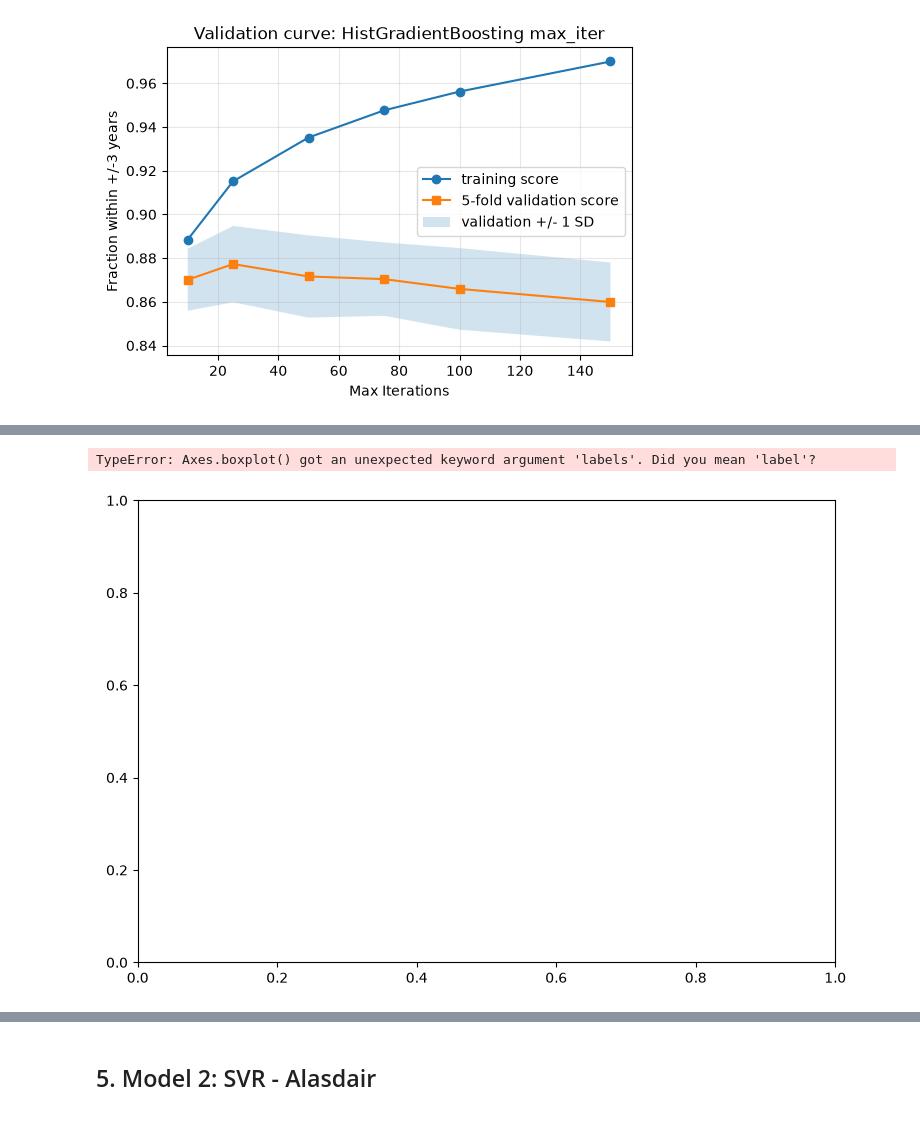
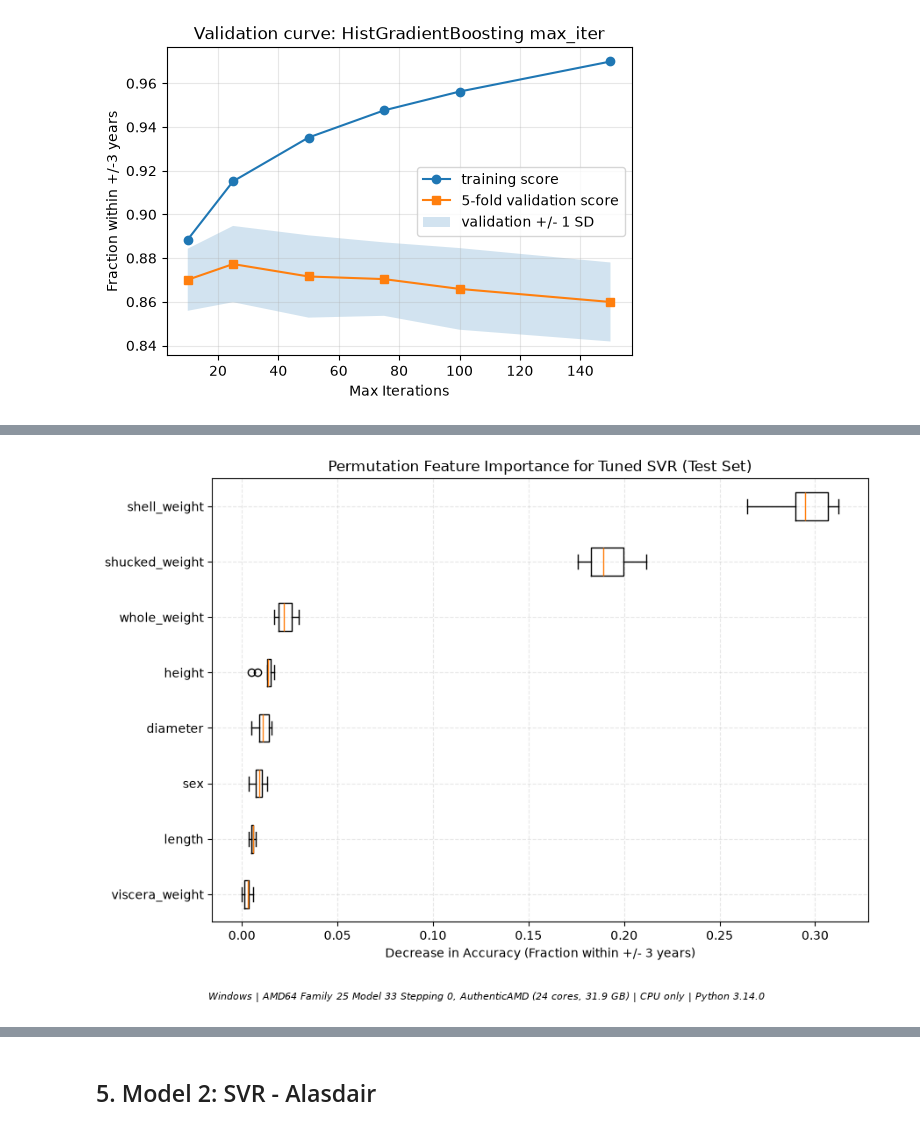
Before and after one commit to alasdair-morrison/CW2_Team_Project, a Jupyter notebook: ENG4200_CW2_notebook_ABA_B.ipynb, the cells around one changed output, grey strips where cells are left out. Drawn from its saved outputs; the diff is of its cells as text; code cells hidden in the pictures.

```diff
--- a/ENG4200_CW2_notebook_ABA_B.ipynb
+++ b/ENG4200_CW2_notebook_ABA_B.ipynb
@@ -32,16 +32,13 @@ from sklearn.neighbors import KNeighborsRegressor
 from sklearn.pipeline import Pipeline
 from scipy.stats import uniform, randint
 
-# Load the Abalone dataset directly from the UCI repository
-url = "https://archive.ics.uci.edu/ml/machine-learning-databases/abalone/abalone.data"
-
 column_names = [
     'Sex', 'Length', 'Diameter', 'Height',
     'Whole weight', 'Shucked weight', 'Viscera weight',
     'Shell weight', 'Rings'
 ]
 
-df = pd.read_csv(url, header=None, names=column_names)
+df = pd.read_csv("abalone.csv")
 print("Data loaded successfully. Shape:", df.shape)
 # %% [output]
 Data loaded successfully. Shape: (4177, 9)
@@ -49,8 +46,8 @@ Data loaded successfully. Shape: (4177, 9)
 ## 2. Separate Features & Train/Test Split
 # %%
 # Separate features (X) and target (y -> Rings)
-X = df.drop(columns=['Rings'])
-y = df['Rings']
+X = df.drop(columns=['rings'])
+y = df['rings']
 
 # Train-test split (using lowercase names to match your teammates' code blocks perfectly)
 x_train, x_test, y_train, y_test = train_test_split(
@@ -220,35 +217,34 @@ RMSE: 2.296 years
 # %%
 perm_importance = permutation_importance(
     hgb_random_search.best_estimator_,
     x_test,
     y_test,
     scoring=constraint_scorer,
     n_repeats=10,
     random_state=42,
     n_jobs=-1
 )
 
 feature_names = x_test.columns.to_numpy()
 sorted_idx = perm_importance.importances_mean.argsort()
 
 #sorted_idx = perm_importance.importances_mean.argsort()
 
 fig, ax = plt.subplots(figsize=(9, 6))
 ax.boxplot(
     perm_importance.importances[sorted_idx].T,
     vert=False,
-    labels=feature_names[sorted_idx]
+    tick_labels=feature_names[sorted_idx]
 )
 ax.set_xlabel("Decrease in Accuracy (Fraction within +/- 3 years)")
 ax.set_title("Permutation Feature Importance for Tuned SVR (Test Set)")
 ax.grid(alpha=0.3, linestyle="--")
 
 fig.text(0.5, -0.05, ai4.runtime_line(), ha="center", fontsize=8, style="italic")
 plt.tight_layout()
 plt.show()
 # %% [output]
-TypeError: Axes.boxplot() got an unexpected keyword argument 'labels'. Did you mean 'label'?
-[figure, old version]
+[figure, new version]
 # %%
 best_hgb = hgb_random_search.best_estimator_
 y_pred = best_hgb.predict(x_test)
```
Also changed, not shown: parts of 18 cells of this notebook, 2 other files.
